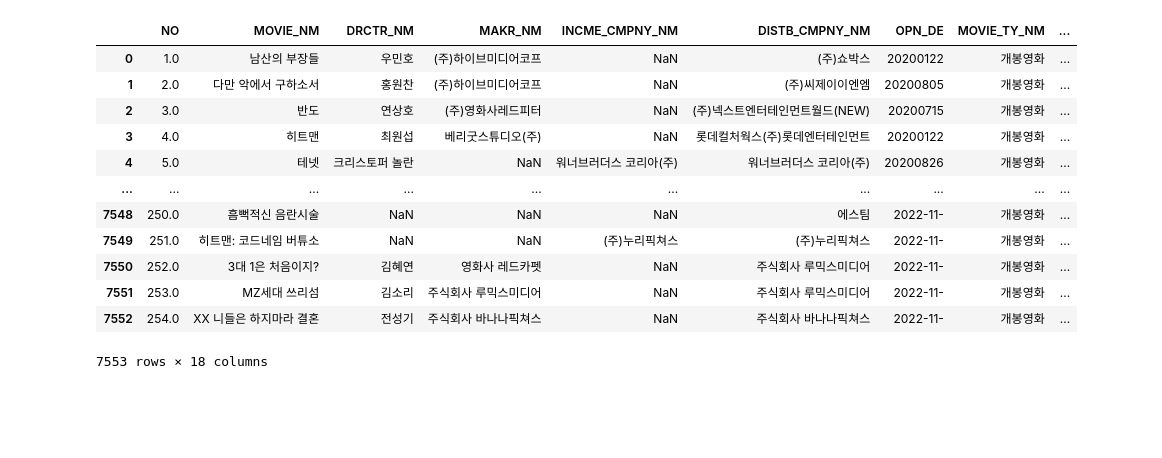
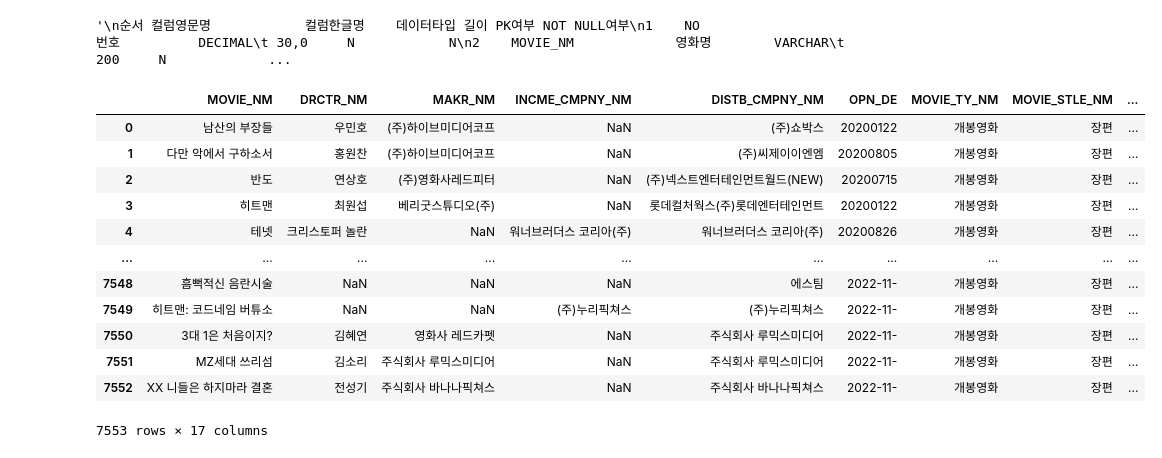
Before and after one commit to Dacon-ai-RunningFive/Dacon-AI, a Jupyter notebook: movie/EDA.ipynb, the cells around one changed output. Drawn from its saved outputs; the diff is of its cells as text; code cells hidden in the pictures; blank space fills up the shorter version.

Commit message:
movie update

```diff
--- a/movie/EDA.ipynb
+++ b/movie/EDA.ipynb
@@ -25,23 +26,49 @@ m2208 = pd.read_csv('src/KOBIS 박스오피스 영화정보/KC_KOBIS_BOX_OFFIC_M
 m2209 = pd.read_csv('src/KOBIS 박스오피스 영화정보/KC_KOBIS_BOX_OFFIC_MOVIE_INFO_202209.csv')
 m2210 = pd.read_csv('src/KOBIS 박스오피스 영화정보/KC_KOBIS_BOX_OFFIC_MOVIE_INFO_202210.csv')
 m2211 = pd.read_csv('src/KOBIS 박스오피스 영화정보/KC_KOBIS_BOX_OFFIC_MOVIE_INFO_202211.csv')
+
+'''
+순서 컬럼영문명            컬럼한글명    데이터타입 길이 PK여부 NOT NULL여부
+1    NO                   번호          DECIMAL	 30,0     N            N
+2    MOVIE_NM             영화명        VARCHAR	  200     N            N
+3    DRCTR_NM             감독명        VARCHAR	  200     N            N
+4    MAKR_NM              제작사명      VARCHAR	  200     N            N
+5    INCME_CMPNY_NM       수입회사명    VARCHAR	  200     N            N
+6    DISTB_CMPNY_NM       유통회사명    VARCHAR	  200     N            N
+7    OPN_DE               개방일자      VARCHAR	    8     N            N
+8    MOVIE_TY_NM          영화유형명    VARCHAR	  200     N            N
+9    MOVIE_STLE_NM        영화형태명    VARCHAR	  200     N            N
+10   NLTY_NM              국적명        VARCHAR	  200     N            N
+11   TOT_SCRN_CO          총스크린수     DECIMAL  28,5    N            N
+12   SALES_PRICE          매출금액       DECIMAL  28,5    N            N
+13   VIEWNG_NMPR_CO       관람인원수     DECIMAL  28,5    N            N
+14   SEOUL_SALES_PRICE	  서울매출금액   DECIMAL  28,5    N            N
+15   SEOUL_VIEWNG_NMPR_CO 서울관람인원수 DECIMAL  28,5    N            N
+16   GENRE_NM	          장르명        VARCHAR   200     N            N
+17   GRAD_NM	          등급명        VARCHAR	  200     N            N
+18   MOVIE_SDIV_NM        영화구분명     VARCHAR   30     N            N
+'''
+# %% [output]
+'\n순서 컬럼영문명            컬럼한글명    데이터타입 길이 PK여부 NOT NULL여부\n1    NO                   번호          DECIMAL\t 30,0     N            N\n2    MOVIE_NM             영화명        VARCHAR\t  200     N             ...
 # %%
 m_list = [m20, m2101, m2102, m2103, m2104, m2105, m2106, m2107, m2108, m2109, m2110,
            m2111, m2112, m2201, m2202, m2203, m2204, m2205, m2206, m2207, m2208, m2209, m2210, m2211]
 
 m = pd.concat(m_list, ignore_index=True)
+m = m.drop(['NO'], axis=1)
+
 m
 # %% [output]
-|  | NO | MOVIE_NM | DRCTR_NM | MAKR_NM | INCME_CMPNY_NM | DISTB_CMPNY_NM | OPN_DE | MOVIE_TY_NM | ... |
-| 0 | 1.0 | 남산의 부장들 | 우민호 | (주)하이브미디어코프 | NaN | (주)쇼박스 | 20200122 | 개봉영화 | ... |
-| 1 | 2.0 | 다만 악에서 구하소서 | 홍원찬 | (주)하이브미디어코프 | NaN | (주)씨제이이엔엠 | 20200805 | 개봉영화 | ... |
-| 2 | 3.0 | 반도 | 연상호 | (주)영화사레드피터 | NaN | (주)넥스트엔터테인먼트월드(NEW) | 20200715 | 개봉영화 | ... |
-| 3 | 4.0 | 히트맨 | 최원섭 | 베리굿스튜디오(주) | NaN | 롯데컬처웍스(주)롯데엔터테인먼트 | 20200122 | 개봉영화 | ... |
-| 4 | 5.0 | 테넷 | 크리스토퍼 놀란 | NaN | 워너브러더스 코리아(주) | 워너브러더스 코리아(주) | 20200826 | 개봉영화 | ... |
+|  | MOVIE_NM | DRCTR_NM | MAKR_NM | INCME_CMPNY_NM | DISTB_CMPNY_NM | OPN_DE | MOVIE_TY_NM | MOVIE_STLE_NM | ... |
+| 0 | 남산의 부장들 | 우민호 | (주)하이브미디어코프 | NaN | (주)쇼박스 | 20200122 | 개봉영화 | 장편 | ... |
+| 1 | 다만 악에서 구하소서 | 홍원찬 | (주)하이브미디어코프 | NaN | (주)씨제이이엔엠 | 20200805 | 개봉영화 | 장편 | ... |
+| 2 | 반도 | 연상호 | (주)영화사레드피터 | NaN | (주)넥스트엔터테인먼트월드(NEW) | 20200715 | 개봉영화 | 장편 | ... |
+| 3 | 히트맨 | 최원섭 | 베리굿스튜디오(주) | NaN | 롯데컬처웍스(주)롯데엔터테인먼트 | 20200122 | 개봉영화 | 장편 | ... |
+| 4 | 테넷 | 크리스토퍼 놀란 | NaN | 워너브러더스 코리아(주) | 워너브러더스 코리아(주) | 20200826 | 개봉영화 | 장편 | ... |
 | ... | ... | ... | ... | ... | ... | ... | ... | ... | ... |
-| 7548 | 250.0 | 흠뻑적신 음란시술 | NaN | NaN | NaN | 에스팀 | 2022-11- | 개봉영화 | ... |
-| 7549 | 251.0 | 히트맨: 코드네임 버튜소 | NaN | NaN | (주)누리픽쳐스 | (주)누리픽쳐스 | 2022-11- | 개봉영화 | ... |
-| 7550 | 252.0 | 3대 1은 처음이지? | 김혜연 | 영화사 레드카펫 | NaN | 주식회사 루믹스미디어 | 2022-11- | 개봉영화 | ... |
-| 7551 | 253.0 | MZ세대 쓰리섬 | 김소리 | 주식회사 루믹스미디어 | NaN | 주식회사 루믹스미디어 | 2022-11- | 개봉영화 | ... |
-| 7552 | 254.0 | XX 니들은 하지마라 결혼 | 전성기 | 주식회사 바나나픽쳐스 | NaN | 주식회사 바나나픽쳐스 | 2022-11- | 개봉영화 | ... |
+| 7548 | 흠뻑적신 음란시술 | NaN | NaN | NaN | 에스팀 | 2022-11- | 개봉영화 | 장편 | ... |
+| 7549 | 히트맨: 코드네임 버튜소 | NaN | NaN | (주)누리픽쳐스 | (주)누리픽쳐스 | 2022-11- | 개봉영화 | 장편 | ... |
+| 7550 | 3대 1은 처음이지? | 김혜연 | 영화사 레드카펫 | NaN | 주식회사 루믹스미디어 | 2022-11- | 개봉영화 | 장편 | ... |
+| 7551 | MZ세대 쓰리섬 | 김소리 | 주식회사 루믹스미디어 | NaN | 주식회사 루믹스미디어 | 2022-11- | 개봉영화 | 장편 | ... |
+| 7552 | XX 니들은 하지마라 결혼 | 전성기 | 주식회사 바나나픽쳐스 | NaN | 주식회사 바나나픽쳐스 | 2022-11- | 개봉영화 | 장편 | ... |
-7553 rows × 18 columns
+7553 rows × 17 columns
```
Also changed, not shown: parts of 6 cells of this notebook.
